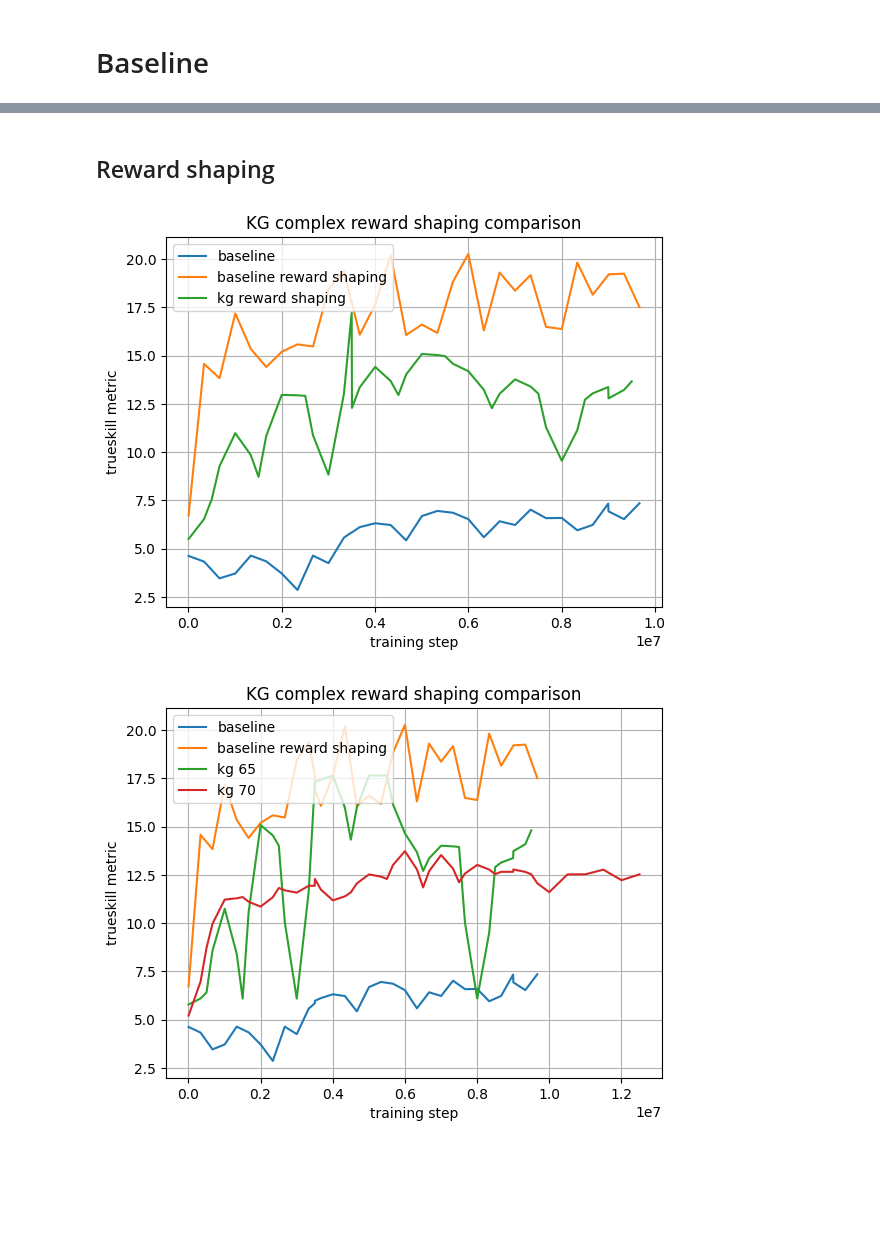
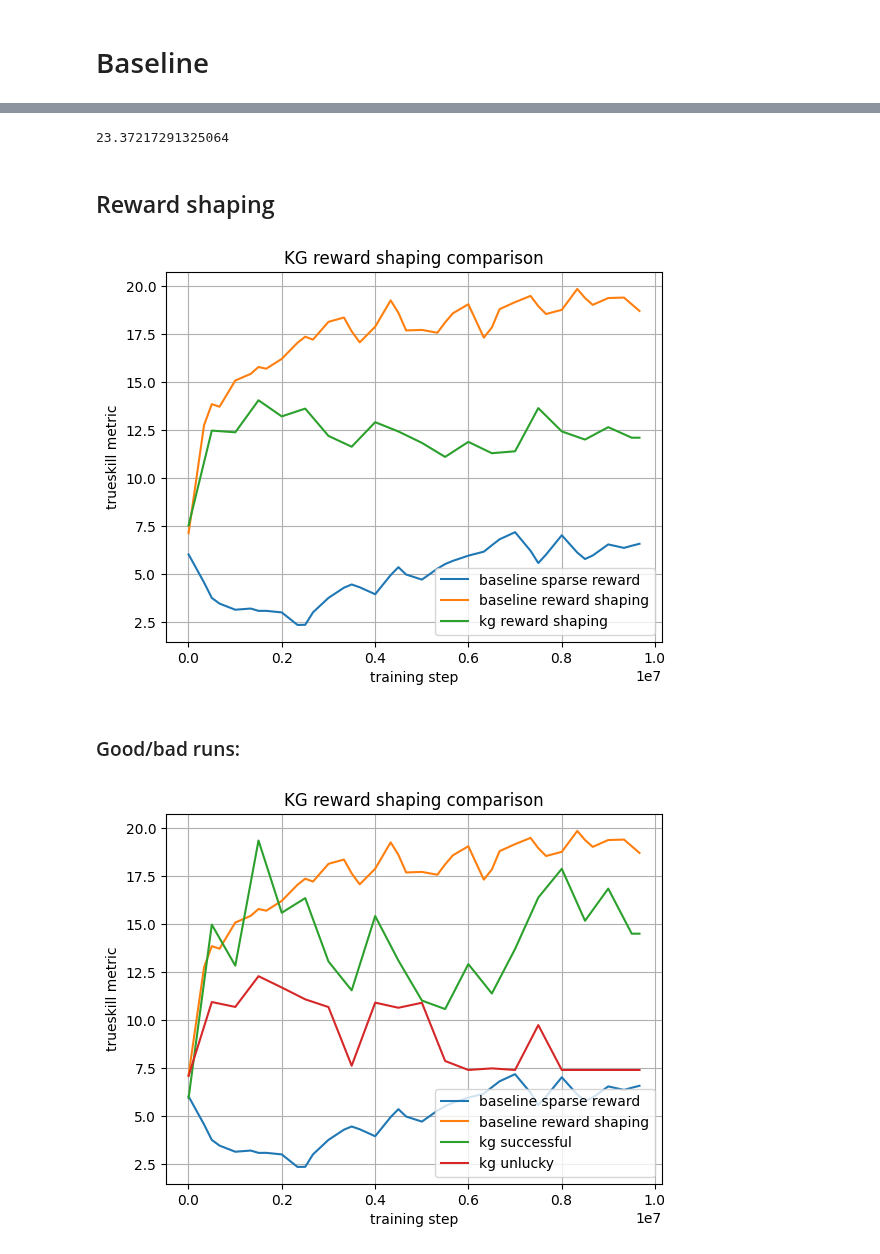
Before and after one commit to adFrej/kg-rl-rts, a Jupyter notebook: results/final_results.ipynb, the cells around one changed output, grey strips where cells are left out. Saved outputs shown, nothing was run; the diff lists cells and outputs as text; code cells hidden in the pictures; blank space fills up the shorter version.

Commit message:
Fixed missing vales in plots, added more plots

```diff
--- a/results/final_results.ipynb
+++ b/results/final_results.ipynb
@@ -5,7 +9,7 @@ from score import Scorer
 # %%
 def new_base():
     return Scorer()\
-        .add_all_scores_dir("base", "baseline")\
+        .add_all_scores_dir("base", "baseline sparse reward")\
         .add_all_scores_dir("base_reward_shaping", "baseline reward shaping")
 
 s = new_base().draw_avg("Baseline comparison", file="baseline")
@@ -16,15 +45,26 @@ s = new_base().draw_avg("Baseline comparison", file="baseline")
+# %%
+kg_only = league[league["name"] == "rdf_only.pt"]
+(kg_only["mu"] - 3 * kg_only["sigma"]).values[0]
+# %% [output]
+23.37217291325064
 # %% [markdown]
 ## Reward shaping
 # %%
 s = new_base()\
-    .add_all_scores_dir("reward_shaping", "kg reward shaping", experiments_path="../final_results/kg_complex")\
-    .draw_avg("KG complex reward shaping comparison", step_limit=1e7, file="kg_complex_reward_shaping")
+    .add_all_scores_dir("kg_reward_shaping", "kg reward shaping", experiments_path="../final_results")\
+    .draw_avg("KG reward shaping comparison", file="kg_reward_shaping_1")
 # %% [output]
-[figure, old version]
+[figure, new version]
+# %% [markdown]
+### Good/bad runs:
 # %%
 s = new_base()\
-    .add_score("MicroRTSGridModeVecEnv__ppo_gridnet__prior__kg12__65__1732068259", "kg 65", directory="reward_shaping", experiments_path="../final_results/kg_complex")\
-    .add_score("MicroRTSGridModeVecEnv__ppo_gridnet__prior__kg12__70__1731979667", "kg 70", directory="reward_shaping", experiments_path="../final_results/kg_complex")\
-    .draw_avg("KG complex reward shaping comparison")
+    .add_many_scores([
+    "MicroRTSGridModeVecEnv__ppo_gridnet__prior__kg12__66__1732216877"
+], "kg successful", directory="kg_reward_shaping", experiments_path="../final_results")\
+    .add_many_scores([
+    "MicroRTSGridModeVecEnv__ppo_gridnet__prior__kg12__90__1732361405"
+], "kg unlucky", directory="kg_reward_shaping", experiments_path="../final_results")\
+    .draw_avg("KG reward shaping comparison", file="kg_reward_shaping_2")
 # %% [output]
-[figure, old version]
+[figure, new version]
```
Also changed, not shown: parts of 13 cells of this notebook, 8 other files.
